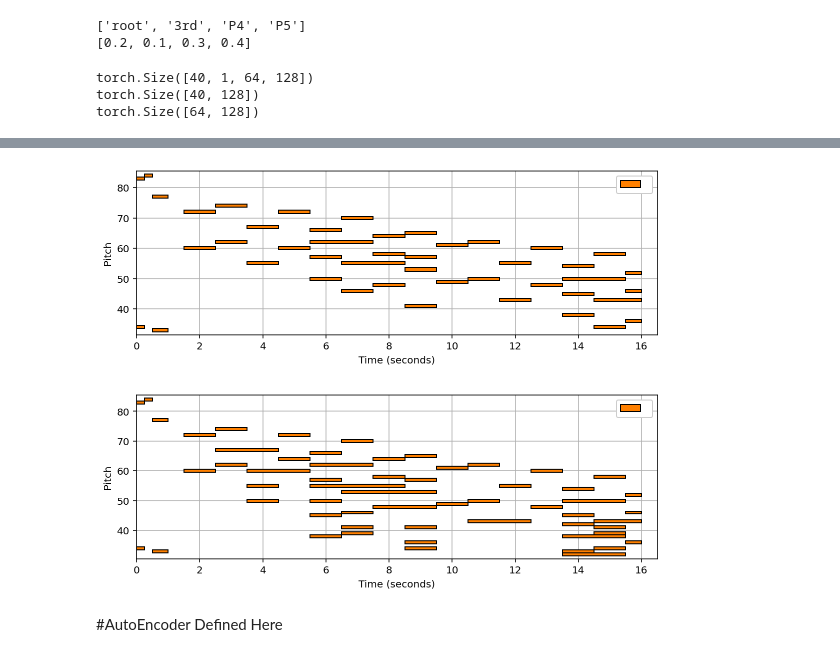
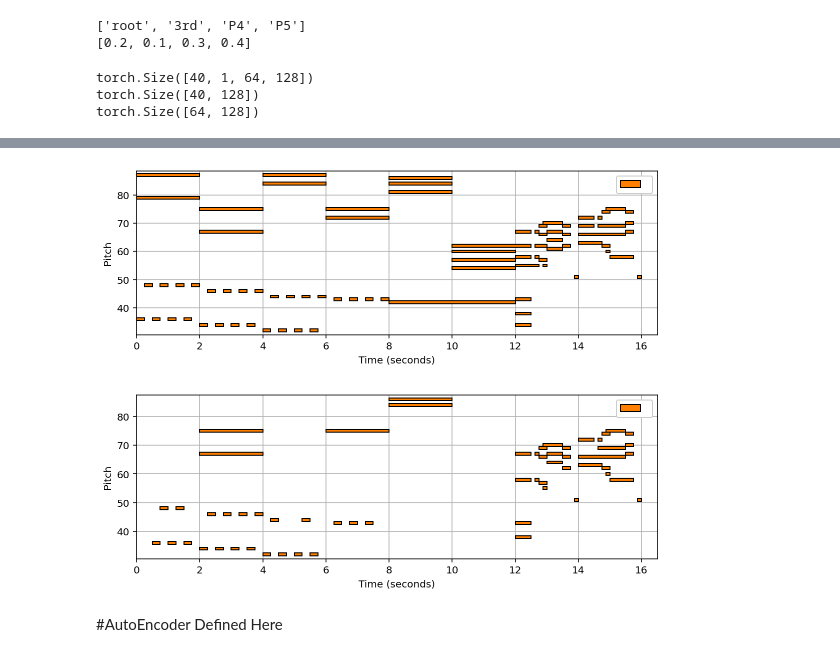
Before and after one commit to jmhuer/Fall2021MusicResearch, a Jupyter notebook: HarmonyReductionAndDecompostion/rulebased.ipynb, the cells around one changed output, grey strips where cells are left out. Cells and saved outputs as stored; diff of their text form; code cells hidden in the pictures.

```diff
--- a/HarmonyReductionAndDecompostion/rulebased.ipynb
+++ b/HarmonyReductionAndDecompostion/rulebased.ipynb
@@ -371,31 +394,31 @@ print(rule_model.probs)
 # %%
 visualize(pm)
 
-ba = rule_model.batch_Harmonytransformation(ba[0], ba[1], ratio=1.5)
+ba = rule_model.batch_Harmonytransformation(ba[0], ba[1], ratio=0.5)
 
 import libfmp.c1
 import IPython.display
 index = 401 ## 11 66 & 0 & 1 500 omg 1021
 
 '''
 ba = ([BATCH, CHN=1, PITCH, TIME], [CSymbollabel], [CChangelabel])
 '''
 
 piano_roll = ba[:,0,:,:] #
 
 # print(piano_roll)
 print(piano_roll[0].shape)
 
 
 pm = play_and_write(piano_roll[0] , name="test", play=True)
 visualize(pm)
 # %% [output]
 torch.Size([40, 1, 64, 128])
 torch.Size([40, 128])
 torch.Size([64, 128])
 [interactive output not drawn]
-[figure, old version]
+[figure, new version]
-[figure, old version]
+[figure, new version]
 # %%
 import libfmp.c1
 import IPython.display
```
Also changed, not shown: parts of 2 cells of this notebook.
